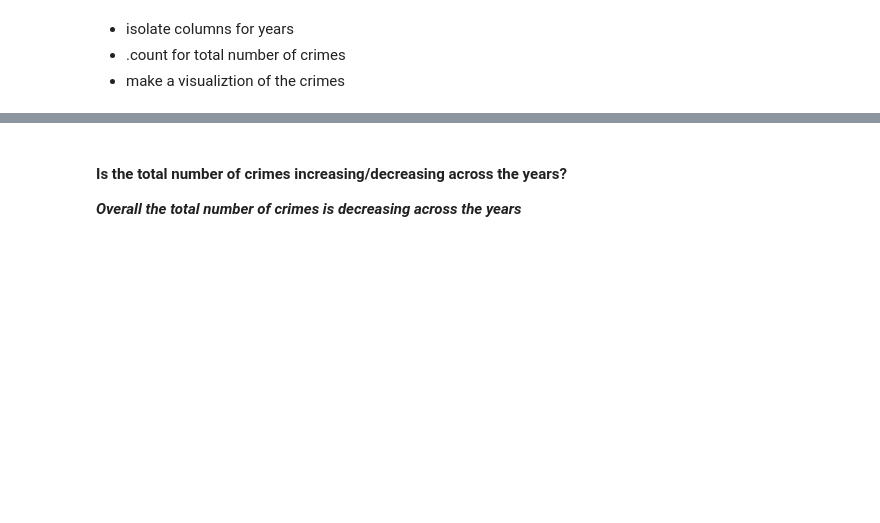
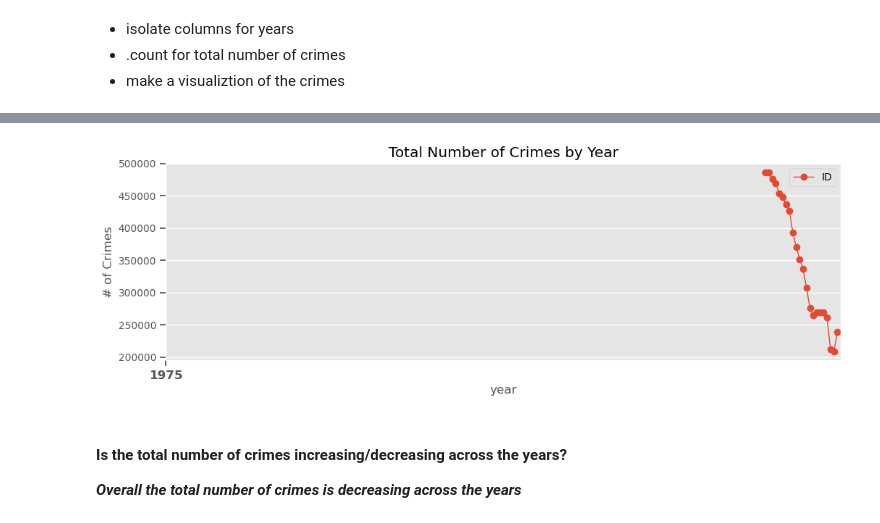
Before and after one commit to SeeBee8/Chicago-Crimes, a Jupyter notebook: Part1_Project3.ipynb, the cells around one changed output, grey strips where cells are left out. Drawn from its saved outputs; the diff is of its cells as text; code cells hidden in the pictures; blank space fills up the shorter version.

```diff
--- a/Part1_Project3.ipynb
+++ b/Part1_Project3.ipynb
@@ -252,3 +296,29 @@ df_years.value_counts().sort_index().plot(kind='bar');
+# %%
+majoryear = mdates.YearLocator(5)
+minoryear = mdates.YearLocator(1)
+fmtyear = mdates.DateFormatter("%Y")
+# %%
+fig, ax = plt.subplots(figsize=(12,4))
+
+## customize minor ticks
+ax.xaxis.set_minor_locator(minoryear)
+ax.xaxis.set_minor_formatter(fmtyear)
+
+## customize major ticks
+ax.xaxis.set_major_locator(majoryear)
+ax.xaxis.set_major_formatter(fmtyear)
+
+
+fig.autofmt_xdate(rotation=90,ha='center')
+total_crimes_by_year.plot(ax=ax, title='Total Number of Crimes by Year', marker='o',lw=1);
+
+#saving current xticks
+ax.set_ylabel('# of Crimes')
+ax.set_xticks(ax.get_xticks())
+plt.setp(ax.get_xticklabels(), fontsize='large', fontweight='bold', visible=True)
+plt.show();
+# %% [output]
+[figure, added]
 # %% [markdown]
 #### Is the total number of crimes increasing/decreasing across the years?
 ***Overall the total number of crimes is decreasing across the years***
```
Also changed, not shown: parts of 13 cells of this notebook, 1 other file.
